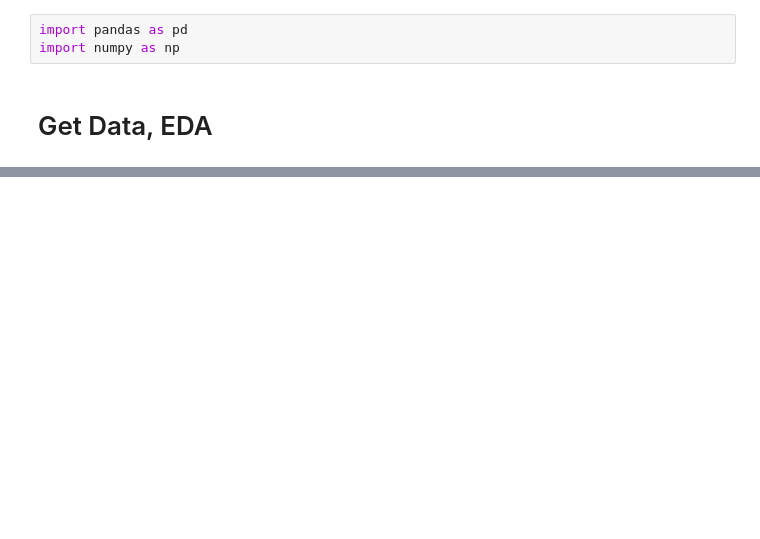
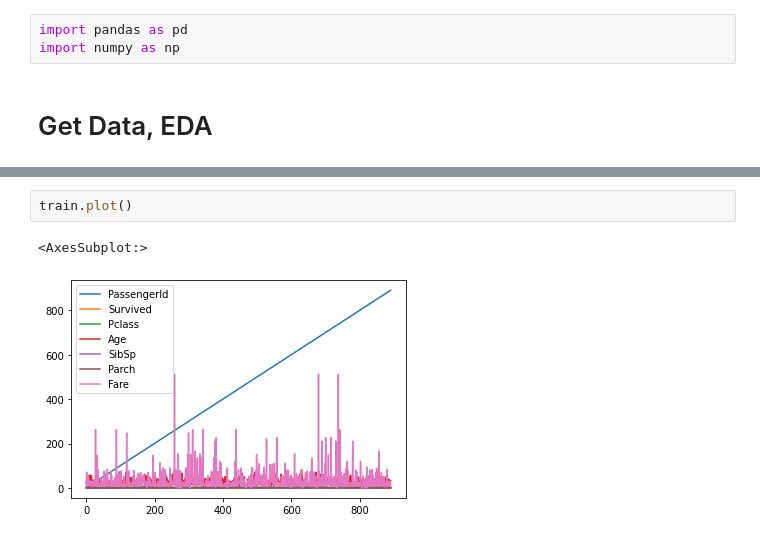
Before and after one commit to Raihan9797/kaggle-titanic, a Jupyter notebook: titanic.ipynb, the cells around one changed output, grey strips where cells are left out. Saved outputs shown, nothing was run; the diff lists cells and outputs as text; blank space fills up the shorter version.

```diff
--- a/titanic.ipynb
+++ b/titanic.ipynb
@@ -9,0 +93,5 @@ FileNotFoundError: [Errno 2] No such file or directory: 'data/training.csv'
+# %%
+train.plot()
+# %% [output]
+<AxesSubplot:>
+[figure, added]
```
Also changed, not shown: parts of 15 cells of this notebook, 1 other file.
